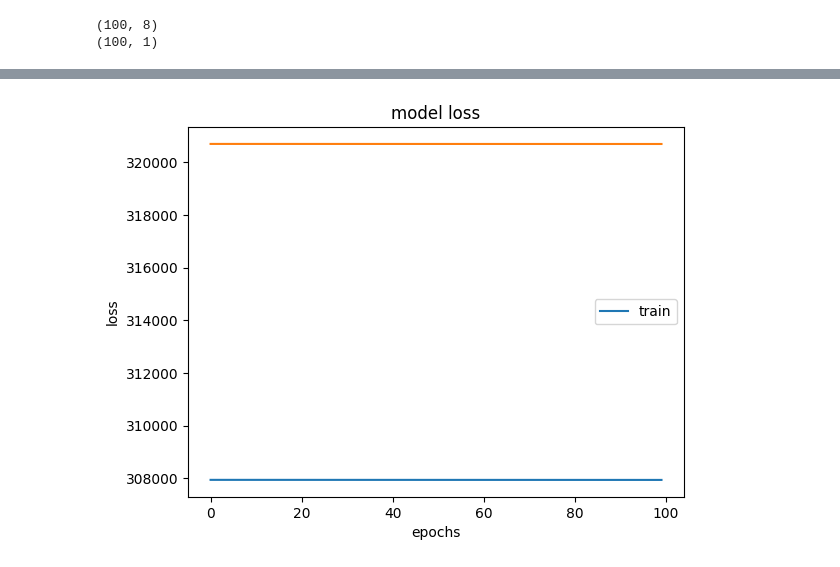
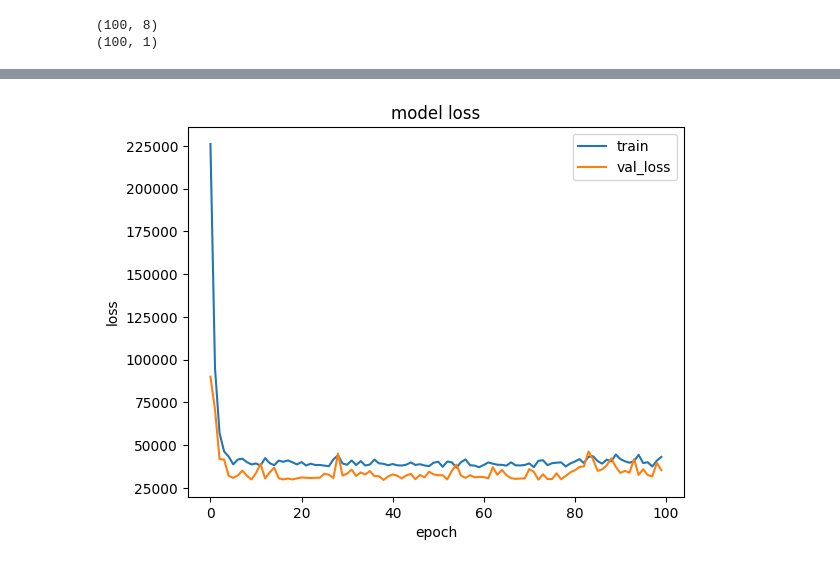
Before and after one commit to sanaullah-developer/tensorflow_practice, a Jupyter notebook: linear_regression.ipynb, the cells around one changed output, grey strips where cells are left out. Cells and saved outputs as stored; diff of their text form; code cells hidden in the pictures.

Commit message:
done linear regression project to learn workflow of ml project

```diff
--- a/linear_regression.ipynb
+++ b/linear_regression.ipynb
@@ -150,8 +168,10 @@ array([[-0.32650065,  0.21734582, -0.70466214, ..., -0.6168977 ,
 # %%
-model=tf.keras.Sequential([
-    InputLayer(input_shape=(8,)),
+model = tf.keras.Sequential([
     normalizer,
-    Dense(1)
-])
+    Dense(128),
+    Dense(128),
+    Dense(128),
+    Dense(1),
+],name="first-model")
 model.summary()
 # %% [output]
@@ -173,8 +200,10 @@ tf.keras.utils.plot_model(model, to_file="model.png", show_shapes=True)
-# %%
-model.compile(optimizer=Adam(),
-              loss=MeanAbsoluteError(),
-              metrics=[RootMeanSquaredError()]) # we can also use MeanSquaredError and also Huber(It uses both MSE and MAE based on scenerio)
+# %%
+model.compile(optimizer = Adam(learning_rate = 0.1),
+              loss = MeanAbsoluteError(),
+              metrics = [RootMeanSquaredError()]) # Now RootMeanSquaredError is correctly wrapped in a list
 # %%
-history=model.fit(X_train,y_train,validation_data=(X_val,y_val),epochs=100,verbose=1)
+history = model.fit(
+    train_dataset,
+    validation_data=val_dataset,epochs = 100, verbose = 1)
 # %% [output]
 Epoch 1/100
@@ -217,10 +246,10 @@ history.history
 # %%
 plt.plot(history.history['loss'])
 plt.plot(history.history['val_loss'])
 plt.title('model loss')
 plt.ylabel('loss')
-plt.xlabel('epochs')
-plt.legend(['train'])
+plt.xlabel('epoch')
+plt.legend(['train', 'val_loss'])
 plt.show()
 # %% [output]
-[figure, old version]
+[figure, new version]
```
Also changed, not shown: parts of 21 cells of this notebook.
